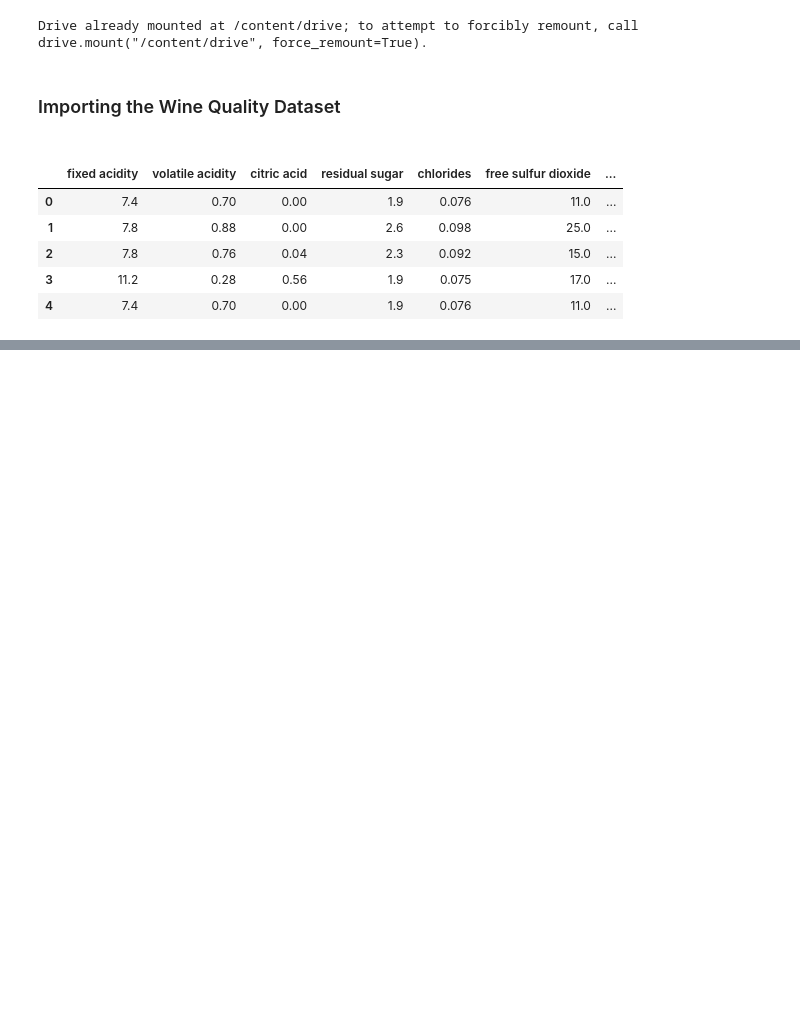
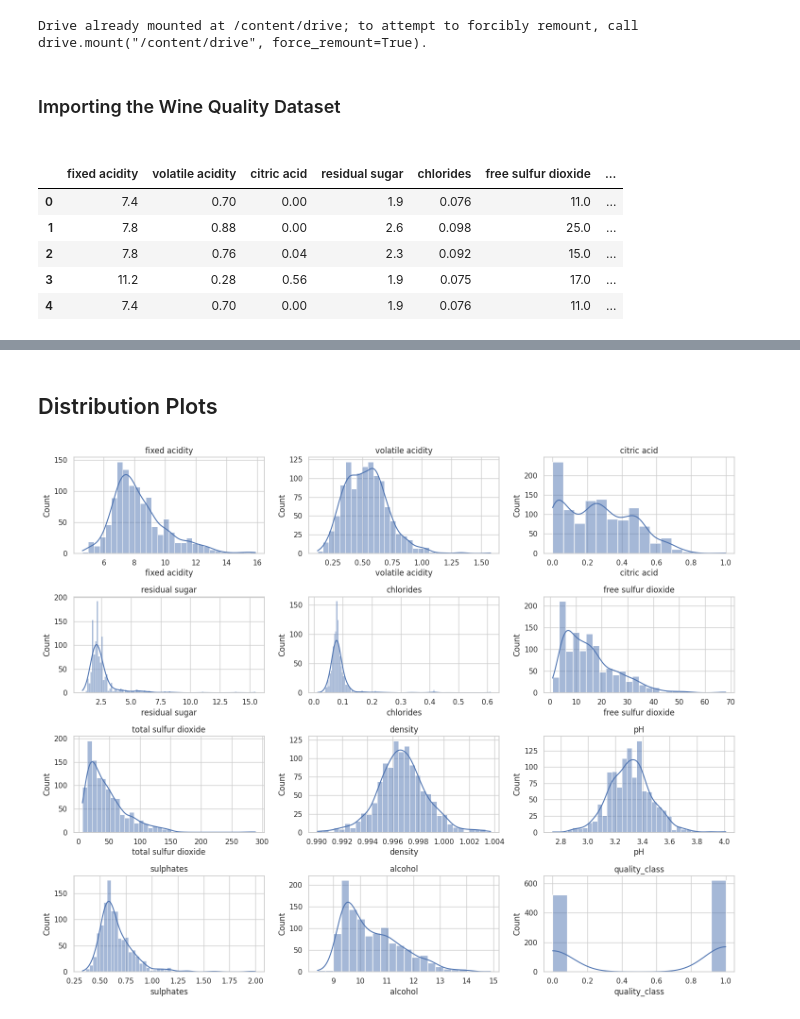
Before and after one commit to nicolasyannick/wine-quality-pca-mlr, a Jupyter notebook: Wine_Quality_PCA.ipynb, the cells around one changed output, grey strips where cells are left out. Cells and saved outputs as stored; diff of their text form; code cells hidden in the pictures; blank space fills up the shorter version.

```diff
--- a/Wine_Quality_PCA.ipynb
+++ b/Wine_Quality_PCA.ipynb
@@ -45,0 +94,16 @@ df.head()
+# %% [markdown]
+## Distribution Plots
+# %%
+fig, axes = plt.subplots(4, 3, figsize=(15, 12))
+
+axes = axes.flatten()
+
+for i, column in enumerate(df.columns):
+    sns.histplot(df[column], kde=True, ax=axes[i], alpha=0.5)
+    axes[i].set_title(column)
+
+plt.tight_layout()
+
+plt.show()
+# %% [output]
+[figure, added]
```
Also changed, not shown: parts of 17 cells of this notebook.
